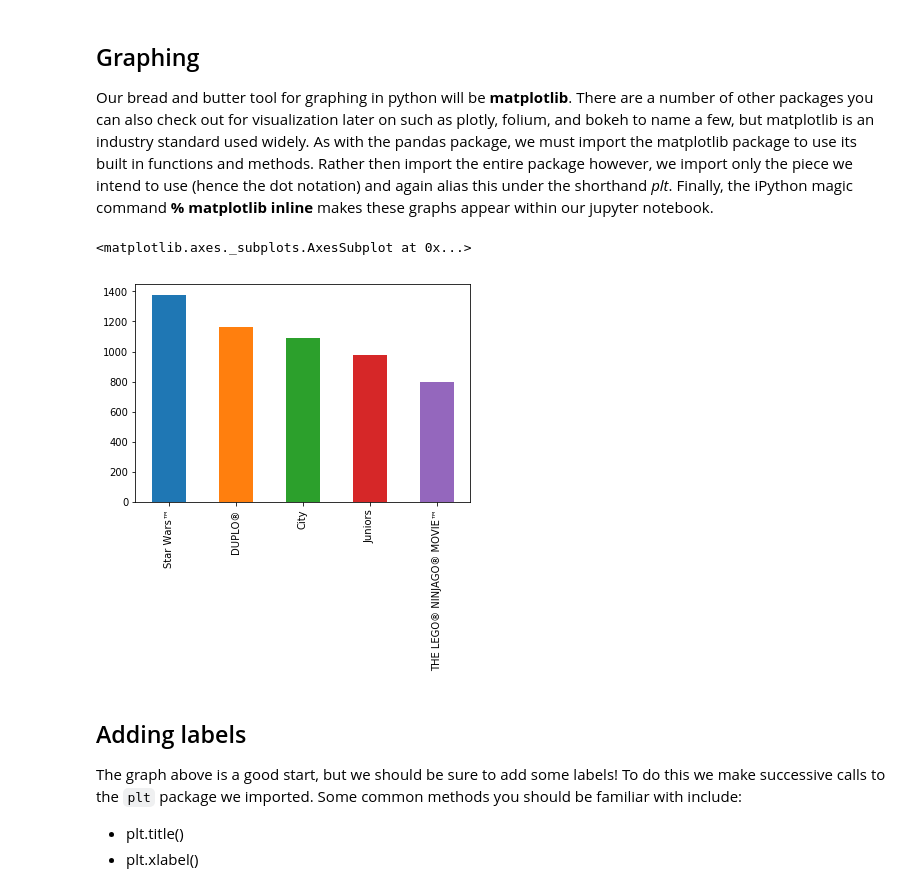
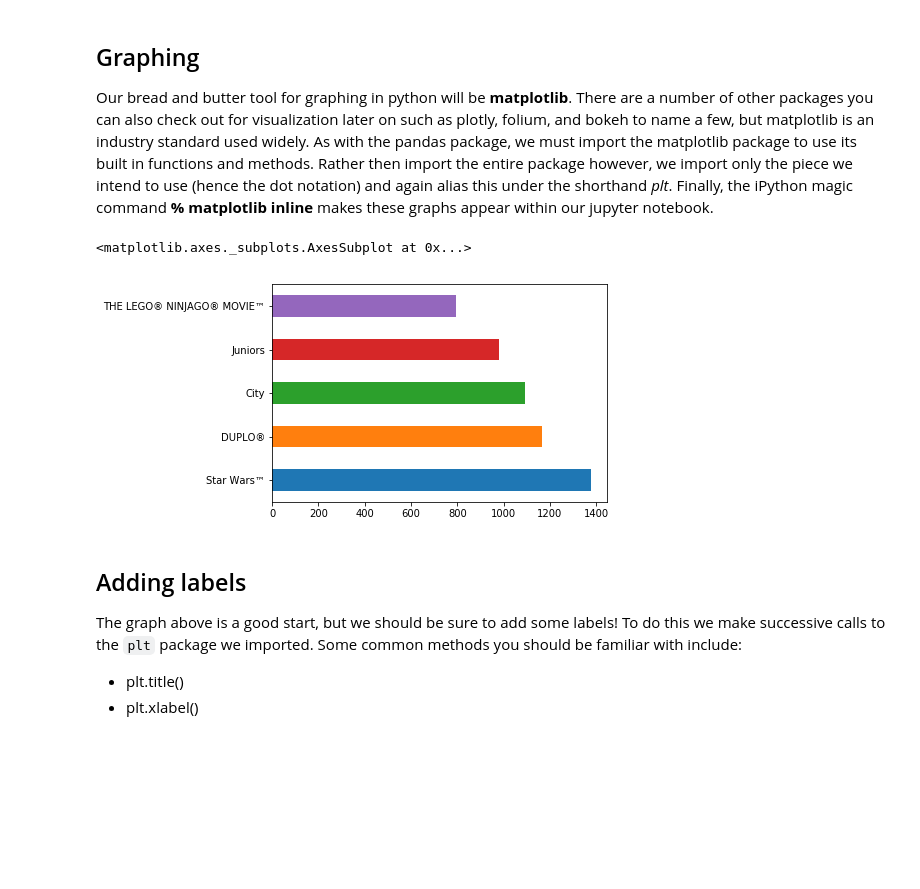
Before and after one commit to Jkim516/dsc-first-codealong-seattle-ds-062419, a Jupyter notebook: index.ipynb, the cells around one changed output. Saved outputs shown, nothing was run; the diff lists cells and outputs as text; code cells hidden in the pictures; blank space fills up the shorter version.

```diff
--- a/index.ipynb
+++ b/index.ipynb
@@ -303,10 +303,10 @@ import matplotlib.pyplot as plt
 %matplotlib inline
 # %%
 to_graph = df.theme_name.value_counts()[:5]
-to_graph.plot(kind='bar')
+to_graph.plot(kind='barh')
 # %% [output]
 <matplotlib.axes._subplots.AxesSubplot at 0x...>
-[figure, old version]
+[figure, new version]
 # %% [markdown]
 ## Adding labels
 The graph above is a good start, but we should be sure to add some labels! To do this we make successive calls to the `plt` package we imported. Some common methods you should be familiar with include:
```
